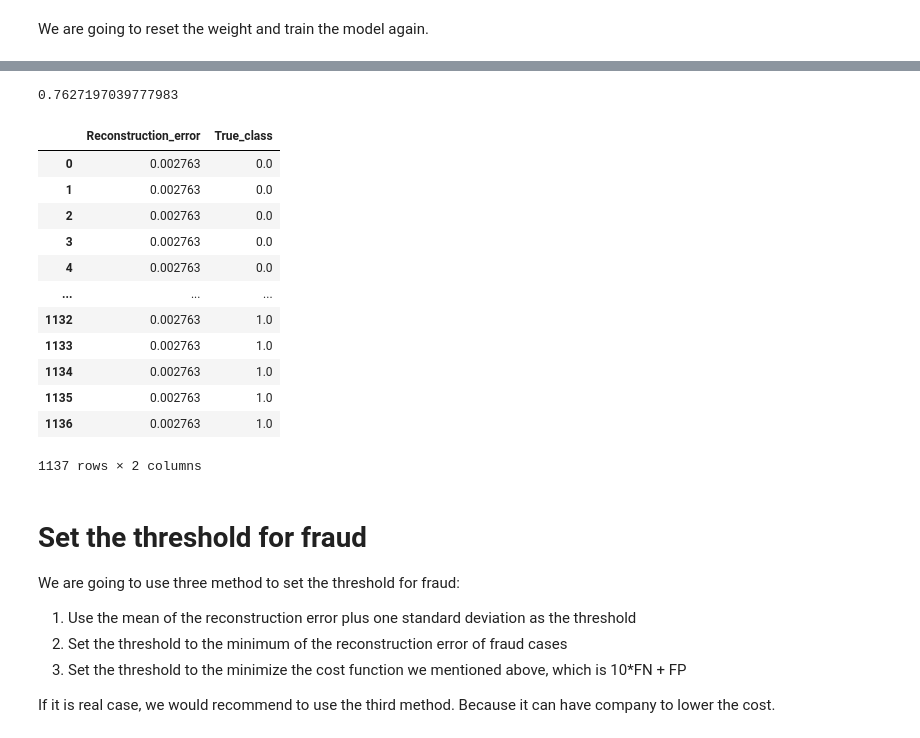
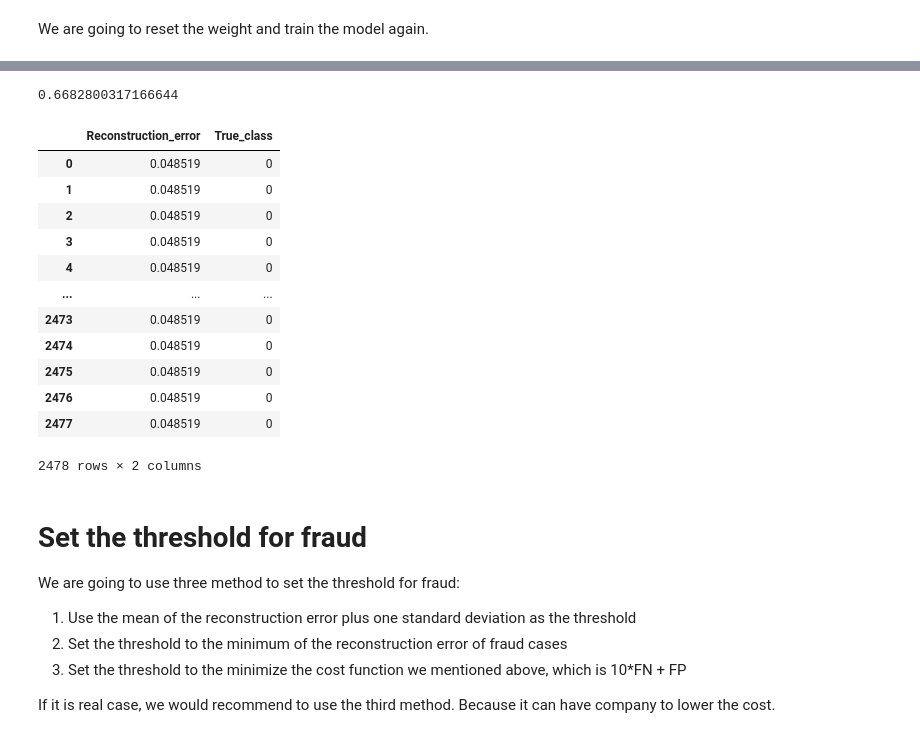
Before and after one commit to ba-group-projects/insurance-fraud-detection, a Jupyter notebook: main-update.ipynb, the cells around one changed output, grey strips where cells are left out. Cells and saved outputs as stored; diff of their text form; code cells hidden in the pictures.

```diff
--- a/main-update.ipynb
+++ b/main-update.ipynb
@@ -1888,0 +1830,9 @@ Epoch 100/100
+# %%
+# autoencoder_best.save('models/autoencoder_best.h5')
+autoencoder_best = tf.keras.models.load_model('models/autoencoder_best.h5')
+reconstructions = autoencoder_best.predict(X_val)
+mse = tf.keras.losses.mse(reconstructions, X_val)
+# X_pred = autoencoder_best.predict(X_val)
+# mse = X_pred.mean(axis=1)
+error_df = pd.DataFrame({'Reconstruction_error': mse, 'True_class': y_val.flatten()})
+error_df
@@ -1889,29 +1853,26 @@ Epoch 100/100
 # %%
 # Calculate the roc of the model
-roc = roc_auc_score(y_val.flatten(), val_loss)
+roc = roc_auc_score(error_df["True_class"], error_df["Reconstruction_error"])
 print(roc)
 # %% [output]
-0.7627197039777983
+0.6682800317166644
 # %%
 # Calculate reconstruction error of the retrained model
 X_pred = autoencoder_best.predict(X_val)
-mse = np.mean(np.power(X_val.flatten() - X_pred.flatten(), 2))
-error_df = pd.DataFrame({'Reconstruction_error': mse, 'True_class': y_val.flatten()})
-error_df
 # %% [output]
 |  | Reconstruction_error | True_class |
-| 0 | 0.002763 | 0.0 |
-| 1 | 0.002763 | 0.0 |
-| 2 | 0.002763 | 0.0 |
-| 3 | 0.002763 | 0.0 |
-| 4 | 0.002763 | 0.0 |
+| 0 | 0.048519 | 0 |
+| 1 | 0.048519 | 0 |
+| 2 | 0.048519 | 0 |
+| 3 | 0.048519 | 0 |
+| 4 | 0.048519 | 0 |
 | ... | ... | ... |
-| 1132 | 0.002763 | 1.0 |
-| 1133 | 0.002763 | 1.0 |
-| 1134 | 0.002763 | 1.0 |
-| 1135 | 0.002763 | 1.0 |
-| 1136 | 0.002763 | 1.0 |
+| 2473 | 0.048519 | 0 |
+| 2474 | 0.048519 | 0 |
+| 2475 | 0.048519 | 0 |
+| 2476 | 0.048519 | 0 |
+| 2477 | 0.048519 | 0 |
-1137 rows × 2 columns
+2478 rows × 2 columns
 # %% [markdown]
 # Set the threshold for fraud
 We are going to use three method to set the threshold for fraud:
```
Also changed, not shown: parts of 21 cells of this notebook, 4 other files.
